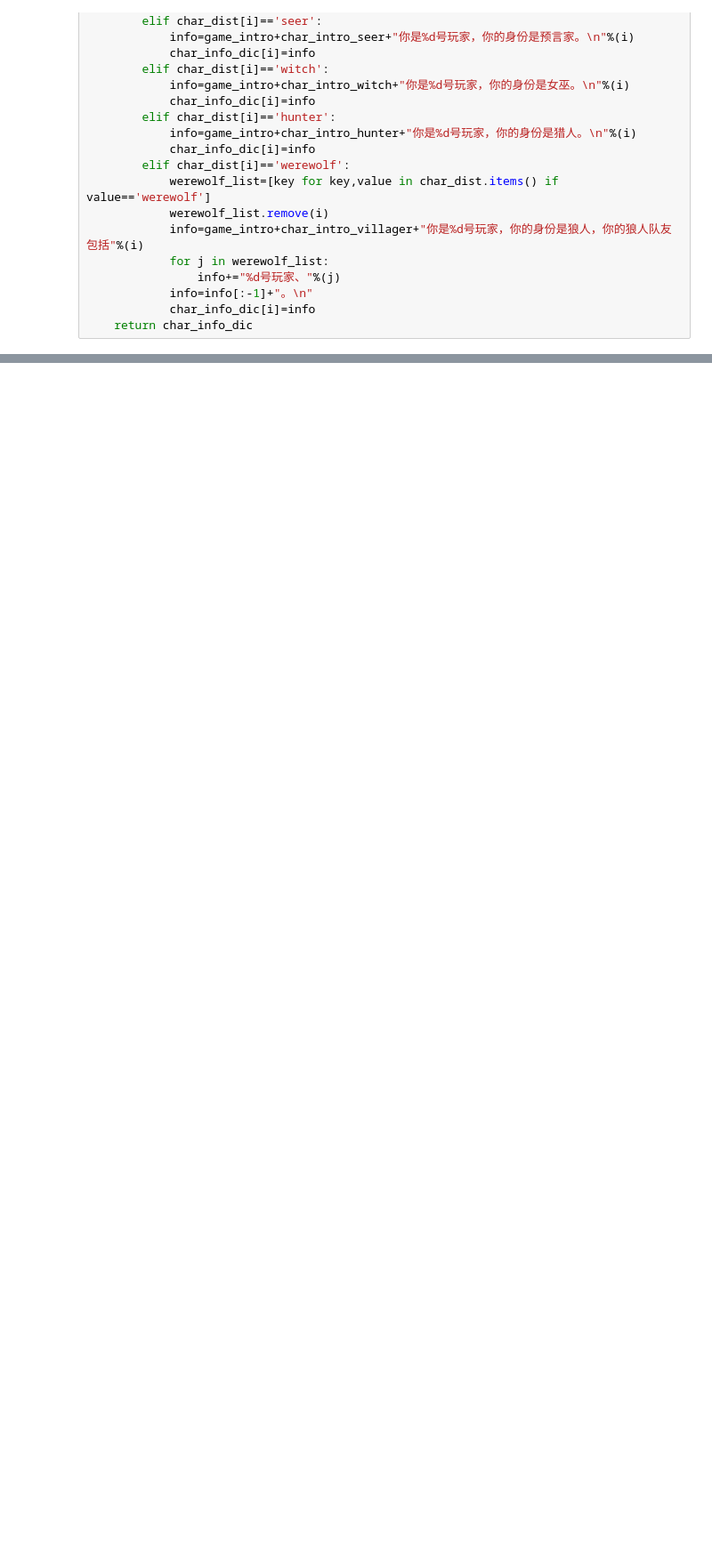
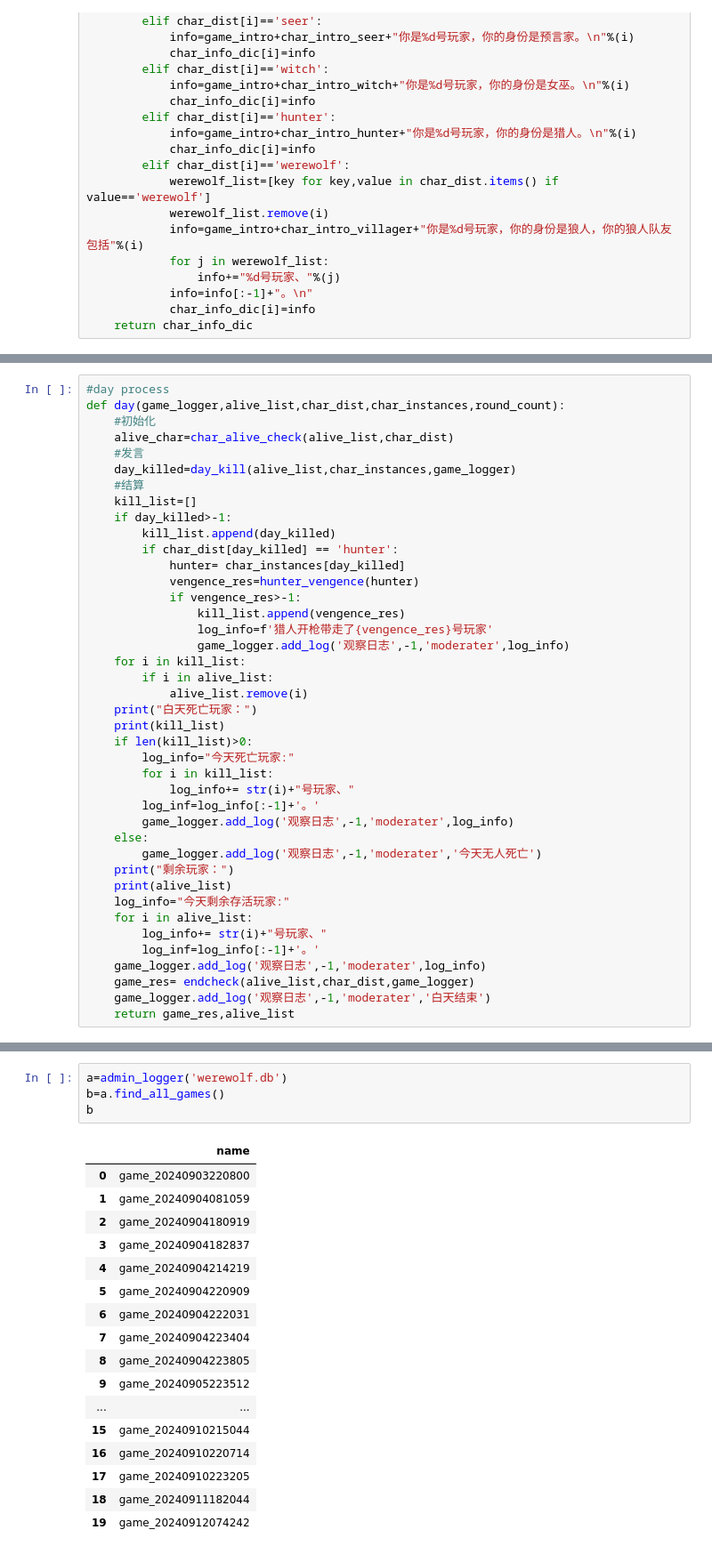
Before and after one commit to demon1011/LLM_werewolf, a Jupyter notebook: initiation.ipynb, the cells around one changed output, grey strips where cells are left out. Shown at 89% size. Cells and saved outputs as stored; diff of their text form; blank space fills up the shorter version.

```diff
--- a/initiation.ipynb
+++ b/initiation.ipynb
@@ -883,0 +904,41 @@ SyntaxError: invalid syntax (<string>, line 1)
+# %%
+#day process
+def day(game_logger,alive_list,char_dist,char_instances,round_count):
+    #初始化
+    alive_char=char_alive_check(alive_list,char_dist)
+    #发言
+    day_killed=day_kill(alive_list,char_instances,game_logger)
+    #结算
+    kill_list=[]
+    if day_killed>-1:
+        kill_list.append(day_killed)
+        if char_dist[day_killed] == 'hunter':
+            hunter= char_instances[day_killed]
+            vengence_res=hunter_vengence(hunter)
+            if vengence_res>-1:
+                kill_list.append(vengence_res)
+                log_info=f'猎人开枪带走了{vengence_res}号玩家'
+                game_logger.add_log('观察日志',-1,'moderater',log_info)
+    for i in kill_list:
+        if i in alive_list:
+            alive_list.remove(i)
+    print("白天死亡玩家：")
+    print(kill_list)
+    if len(kill_list)>0:
+        log_info="今天死亡玩家:"
+        for i in kill_list:
+            log_info+= str(i)+"号玩家、"
+        log_inf=log_info[:-1]+'。'
+        game_logger.add_log('观察日志',-1,'moderater',log_info)
+    else:
+        game_logger.add_log('观察日志',-1,'moderater','今天无人死亡')
+    print("剩余玩家：")
+    print(alive_list)
+    log_info="今天剩余存活玩家:"
+    for i in alive_list:
+        log_info+= str(i)+"号玩家、"
+        log_inf=log_info[:-1]+'。'
+    game_logger.add_log('观察日志',-1,'moderater',log_info)
+    game_res= endcheck(alive_list,char_dist,game_logger)
+    game_logger.add_log('观察日志',-1,'moderater','白天结束')
+    return game_res,alive_list
@@ -883,0 +1103,22 @@ SyntaxError: invalid syntax (<string>, line 1)
+# %%
+a=admin_logger('werewolf.db')
+b=a.find_all_games()
+b
+# %% [output]
+|  | name |
+| 0 | game_20240903220800 |
+| 1 | game_20240904081059 |
+| 2 | game_20240904180919 |
+| 3 | game_20240904182837 |
+| 4 | game_20240904214219 |
+| 5 | game_20240904220909 |
+| 6 | game_20240904222031 |
+| 7 | game_20240904223404 |
+| 8 | game_20240904223805 |
+| 9 | game_20240905223512 |
+| ... | ... |
+| 15 | game_20240910215044 |
+| 16 | game_20240910220714 |
+| 17 | game_20240910223205 |
+| 18 | game_20240911182044 |
+| 19 | game_20240912074242 |
```
Also changed, not shown: parts of 49 cells of this notebook, 1 other file.
